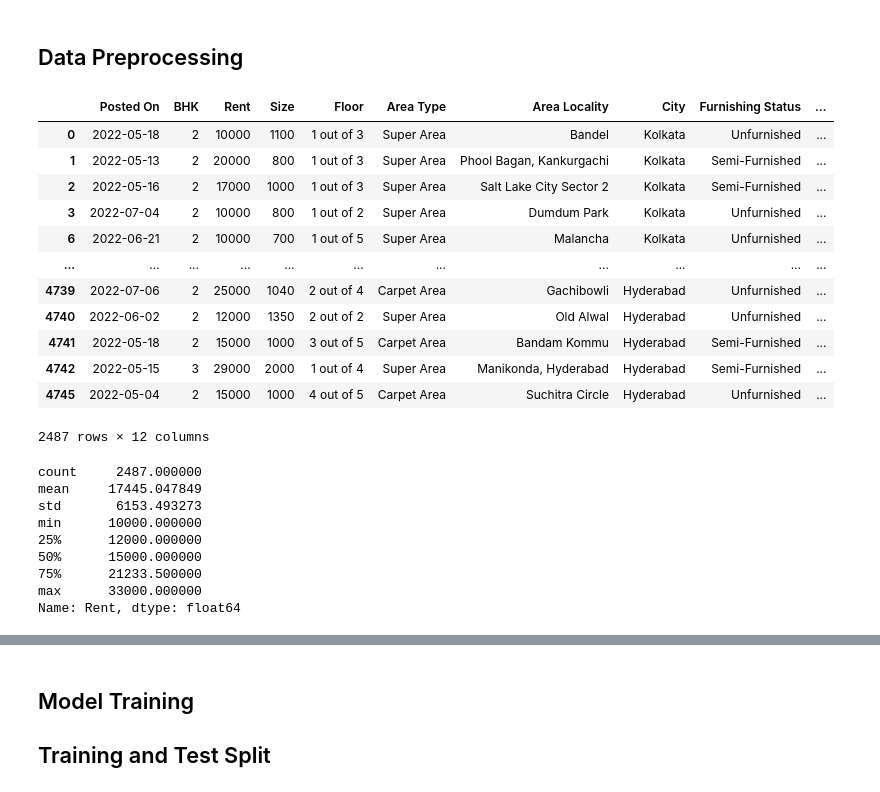
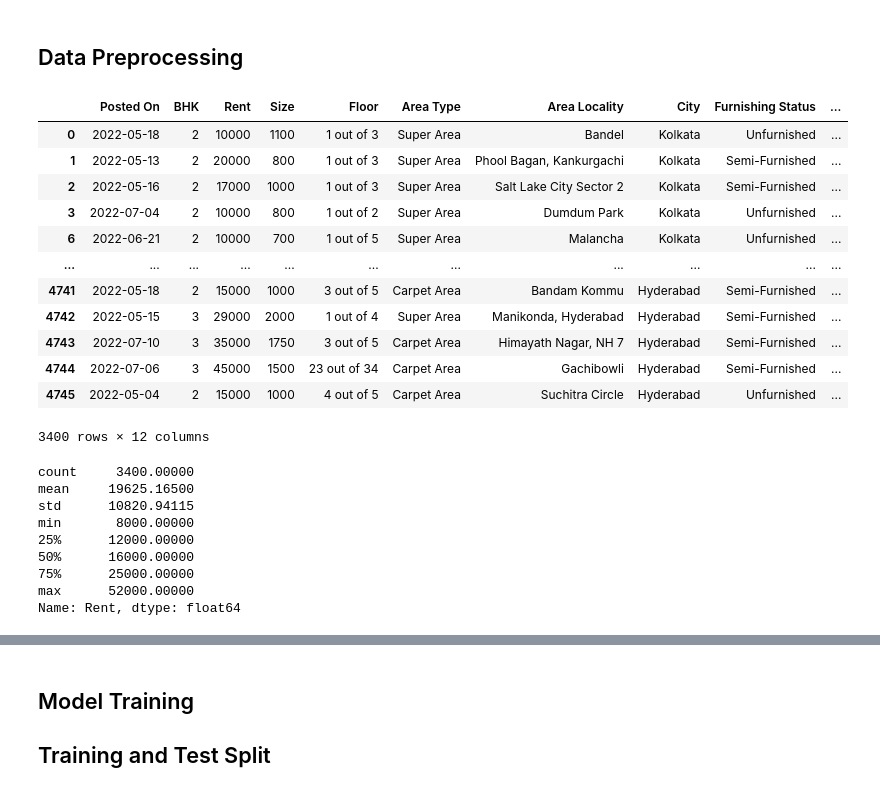
Before and after one commit to spadrejuan/CSELEC2C-LabExer1, a Jupyter notebook: Padrejuan - Lab Exercise 1 - Source Code.ipynb, the cells around one changed output, grey strips where cells are left out. Saved outputs shown, nothing was run; the diff lists cells and outputs as text; code cells hidden in the pictures.

```diff
--- a/Padrejuan - Lab Exercise 1 - Source Code.ipynb
+++ b/Padrejuan - Lab Exercise 1 - Source Code.ipynb
@@ -137,7 +117,7 @@ def validate_floor_format(data, column):
             if parts[0] in ['Ground', 'Upper', 'Lower']:
                 if parts[0] == 'Ground':
                     if len(parts) == 1:
-                        parts[0] = '1'
+                        parts[0] = '1 out of 1'
                         return ' '.join(parts)
                     else:
                         parts[0] = '1'
@@ -287,39 +274,39 @@ Name: count, dtype: int64
 # %%
 # Get rid of Rent Outliers by dropping the extreme lows and extreme highs
 # Define the lower and upper percentile thresholds
-lower_percentile = 0.25  # To represent the lower end of house prices
-upper_percentile = 0.75  # To represent the higher end of house prices
+lower_percentile = 0.15  # To represent the lower end of house prices
+upper_percentile = 0.85  # To represent the higher end of house prices
 
 # Calculate the quantiles
 lower_threshold = cleaned_floor_data['Rent'].quantile(lower_percentile)
 upper_threshold = cleaned_floor_data['Rent'].quantile(upper_percentile)
 
 # Filter out the rows with rent values outside the thresholds
 no_rent_outliers = cleaned_floor_data[(cleaned_floor_data['Rent'] >= lower_threshold) & (cleaned_floor_data['Rent'] <= upper_threshold)]
 no_rent_outliers
 # %% [output]
 |  | Posted On | BHK | Rent | Size | Floor | Area Type | Area Locality | City | Furnishing Status | ... |
 | 0 | 2022-05-18 | 2 | 10000 | 1100 | 1 out of 3 | Super Area | Bandel | Kolkata | Unfurnished | ... |
 | 1 | 2022-05-13 | 2 | 20000 | 800 | 1 out of 3 | Super Area | Phool Bagan, Kankurgachi | Kolkata | Semi-Furnished | ... |
 | 2 | 2022-05-16 | 2 | 17000 | 1000 | 1 out of 3 | Super Area | Salt Lake City Sector 2 | Kolkata | Semi-Furnished | ... |
 | 3 | 2022-07-04 | 2 | 10000 | 800 | 1 out of 2 | Super Area | Dumdum Park | Kolkata | Unfurnished | ... |
 | 6 | 2022-06-21 | 2 | 10000 | 700 | 1 out of 5 | Super Area | Malancha | Kolkata | Unfurnished | ... |
 | ... | ... | ... | ... | ... | ... | ... | ... | ... | ... | ... |
-| 4739 | 2022-07-06 | 2 | 25000 | 1040 | 2 out of 4 | Carpet Area | Gachibowli | Hyderabad | Unfurnished | ... |
-| 4740 | 2022-06-02 | 2 | 12000 | 1350 | 2 out of 2 | Super Area | Old Alwal | Hyderabad | Unfurnished | ... |
 | 4741 | 2022-05-18 | 2 | 15000 | 1000 | 3 out of 5 | Carpet Area | Bandam Kommu | Hyderabad | Semi-Furnished | ... |
 | 4742 | 2022-05-15 | 3 | 29000 | 2000 | 1 out of 4 | Super Area | Manikonda, Hyderabad | Hyderabad | Semi-Furnished | ... |
+| 4743 | 2022-07-10 | 3 | 35000 | 1750 | 3 out of 5 | Carpet Area | Himayath Nagar, NH 7 | Hyderabad | Semi-Furnished | ... |
+| 4744 | 2022-07-06 | 3 | 45000 | 1500 | 23 out of 34 | Carpet Area | Gachibowli | Hyderabad | Semi-Furnished | ... |
 | 4745 | 2022-05-04 | 2 | 15000 | 1000 | 4 out of 5 | Carpet Area | Suchitra Circle | Hyderabad | Unfurnished | ... |
-2487 rows × 12 columns
+3400 rows × 12 columns
 # %%
 no_rent_outliers['Rent'].describe() # more reasonable prices
 # %% [output]
-count     2487.000000
-mean     17445.047849
-std       6153.493273
-min      10000.000000
-25%      12000.000000
-50%      15000.000000
-75%      21233.500000
-max      33000.000000
+count     3400.00000
+mean     19625.16500
+std      10820.94115
+min       8000.00000
+25%      12000.00000
+50%      16000.00000
+75%      25000.00000
+max      52000.00000
 Name: Rent, dtype: float64
```
Also changed, not shown: parts of 25 cells of this notebook.
